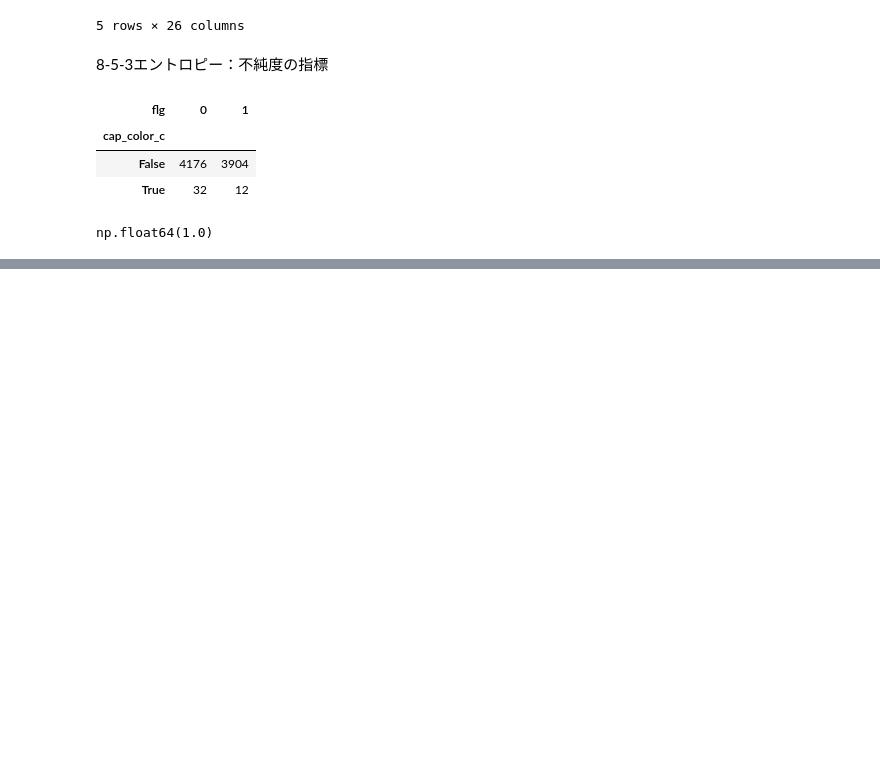
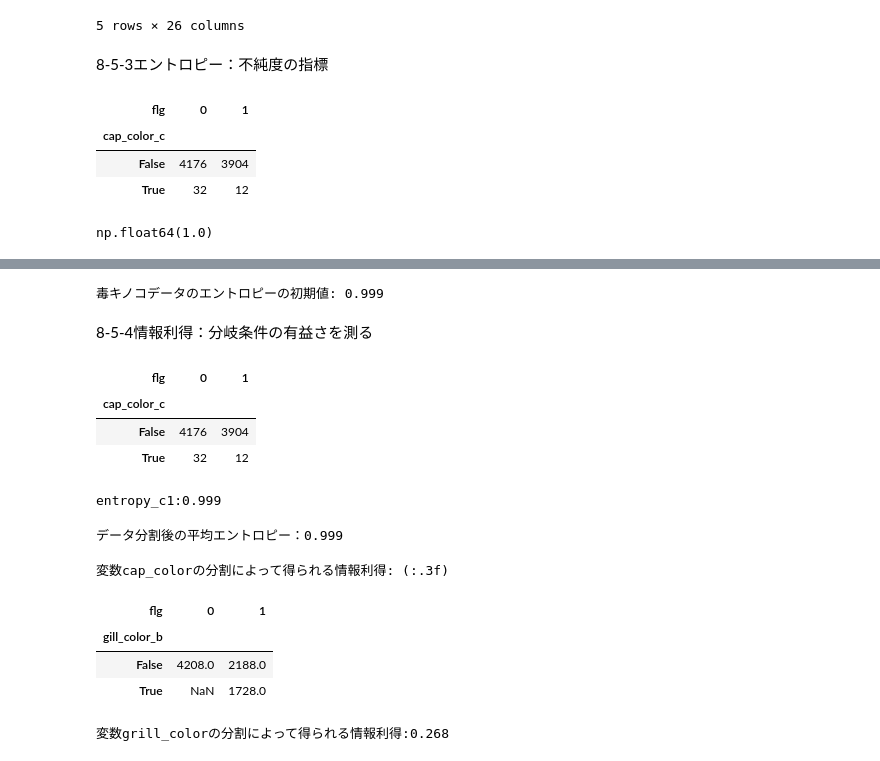
Before and after one commit to kazutani2003/EU_M_Math, a Jupyter notebook: Chap8_5.ipynb, the cells around one changed output, grey strips where cells are left out. Drawn from its saved outputs; the diff is of its cells as text; code cells hidden in the pictures; blank space fills up the shorter version.

```diff
--- a/Chap8_5.ipynb
+++ b/Chap8_5.ipynb
@@ -64,0 +104,50 @@ np.float64(1.0)
+# %%
+entropy_init = -(0.518 * np.log2(0.518) + 0.482 * np.log2(0.482))
+print('毒キノコデータのエントロピーの初期値: {:.3f}'.format(entropy_init))
+# %% [output]
+毒キノコデータのエントロピーの初期値: 0.999
+# %% [markdown]
+8-5-4情報利得：分岐条件の有益さを測る
+# %%
+mushroom_dummy.groupby(['cap_color_c','flg'])['flg'].count().unstack()
+# %% [output]
+| flg | 0 | 1 |
+| cap_color_c |  |  |
+| False | 4176 | 3904 |
+| True | 32 | 12 |
+# %%
+p1 = 4176/(4176+3904)
+p2 = 1 - p1
+entropy_c1 = -(p1*np.log2(p1)+p2*np.log2(p2))
+print('entropy_c1:{:.3f}'.format(entropy_c1))
+# %% [output]
+entropy_c1:0.999
+# %%
+entropy_after = (4176+3904)/8124*entropy_c0 + (32+12)/8124*entropy_c1
+print('データ分割後の平均エントロピー：{:.3f}'.format(entropy_after))
+# %% [output]
+データ分割後の平均エントロピー：0.999
+# %%
+print('変数cap_colorの分割によって得られる情報利得: (:.3f)'.format(entropy_init - entropy_after))
+# %% [output]
+変数cap_colorの分割によって得られる情報利得: (:.3f)
+# %%
+mushroom_dummy.groupby(['gill_color_b','flg'])['flg'].count().unstack()
+# %% [output]
+| flg | 0 | 1 |
+| gill_color_b |  |  |
+| False | 4208.0 | 2188.0 |
+| True | NaN | 1728.0 |
+# %%
+p1 = 4176/(4176+2188)
+p2 = 1 - p1
+entropy_b0 = -(p1*np.log2(p1) + p2*np.log2(p2))
+
+p1 = 0/(0+1728)
+p2 = 1 - p1
+entropy_b1 = -(p2*np.log2(p2))
+
+entropy_after = (4208+2188)/8124*entropy_b0 + (0+1728)/8124*entropy_b1
+print('変数grill_colorの分割によって得られる情報利得:{:.3f}'.format(entropy_init - entropy_after))
+# %% [output]
+変数grill_colorの分割によって得られる情報利得:0.268
```
Also changed, not shown: parts of 8 cells of this notebook.
